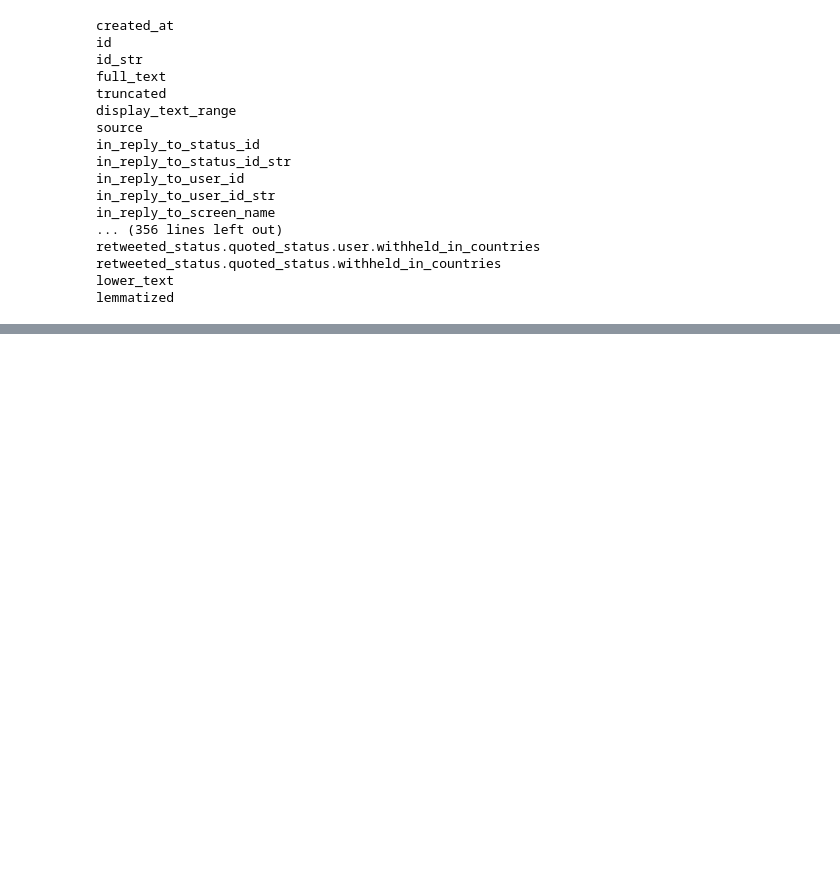
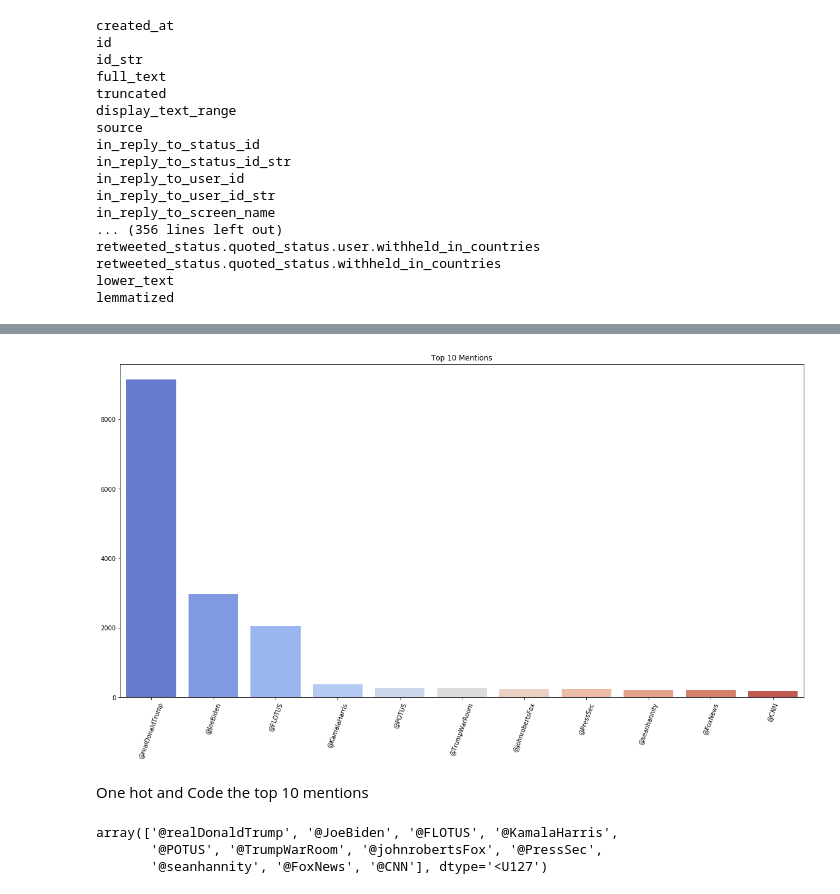
Before and after one commit to cjholcomb/paranormal-distribution, a Jupyter notebook: notebooks/Heathers_twitter.ipynb, the cells around one changed output, grey strips where cells are left out. Cells and saved outputs as stored; diff of their text form; code cells hidden in the pictures; blank space fills up the shorter version.

```diff
--- a/notebooks/Heathers_twitter.ipynb
+++ b/notebooks/Heathers_twitter.ipynb
@@ -218,0 +244,17 @@ plt.title = ;
+# %%
+top_10_names = names[count.argsort()[::-1]][:11]
+top_10_count = count[count.argsort()[::-1]][:11]
+fig, ax = plt.subplots(figsize = (20,10))
+sns.barplot(top_10_names, top_10_count, palette='coolwarm')
+plt.xticks(rotation=70)
+plt.title('Top 10 Mentions');
+# %% [output]
+[figure, added]
+# %% [markdown]
+One hot and Code the top 10 mentions
+# %%
+top_10_names
+# %% [output]
+array(['@realDonaldTrump', '@JoeBiden', '@FLOTUS', '@KamalaHarris',
+       '@POTUS', '@TrumpWarRoom', '@johnrobertsFox', '@PressSec',
+       '@seanhannity', '@FoxNews', '@CNN'], dtype='<U127')
```
Also changed, not shown: parts of 20 cells of this notebook.
